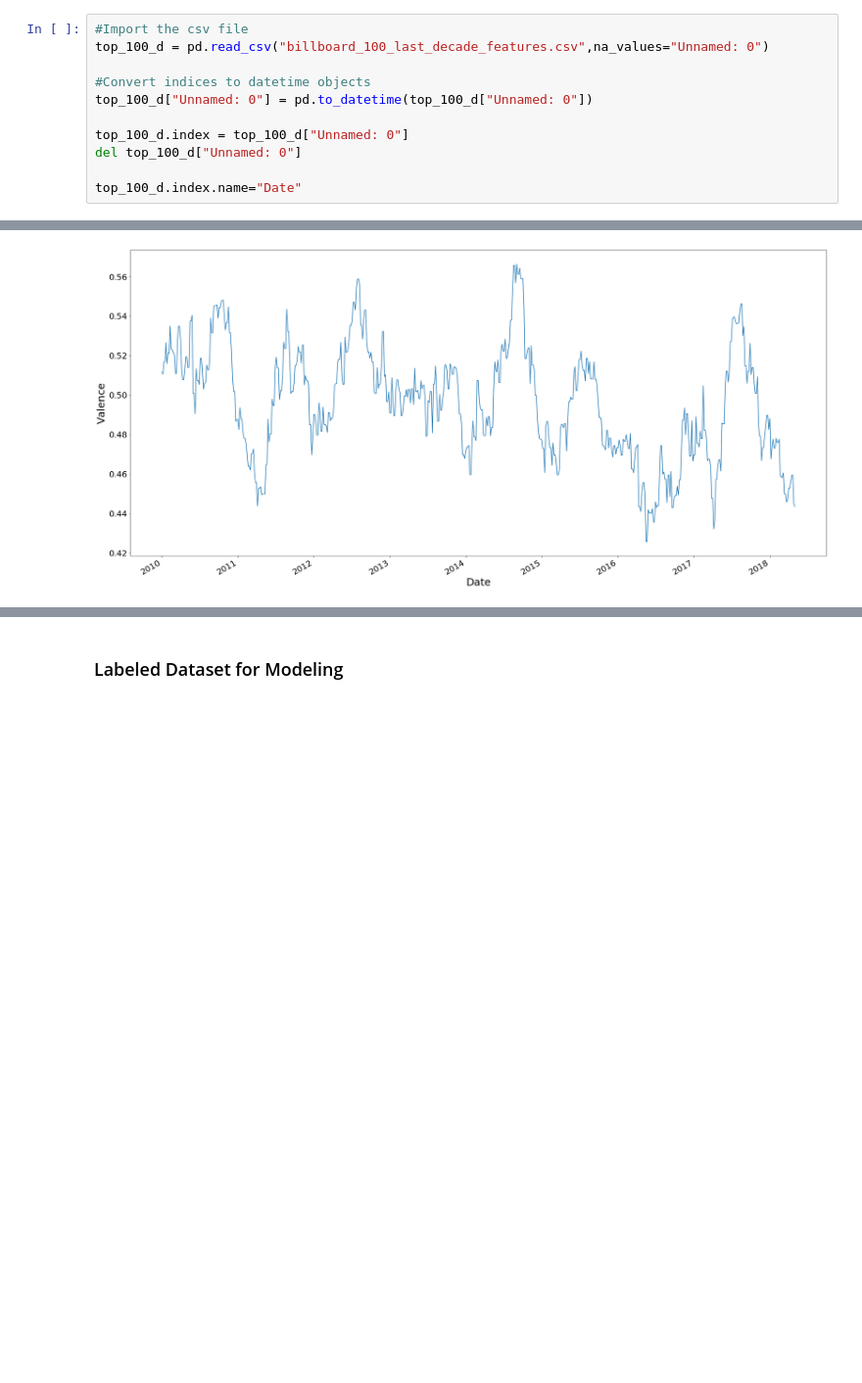
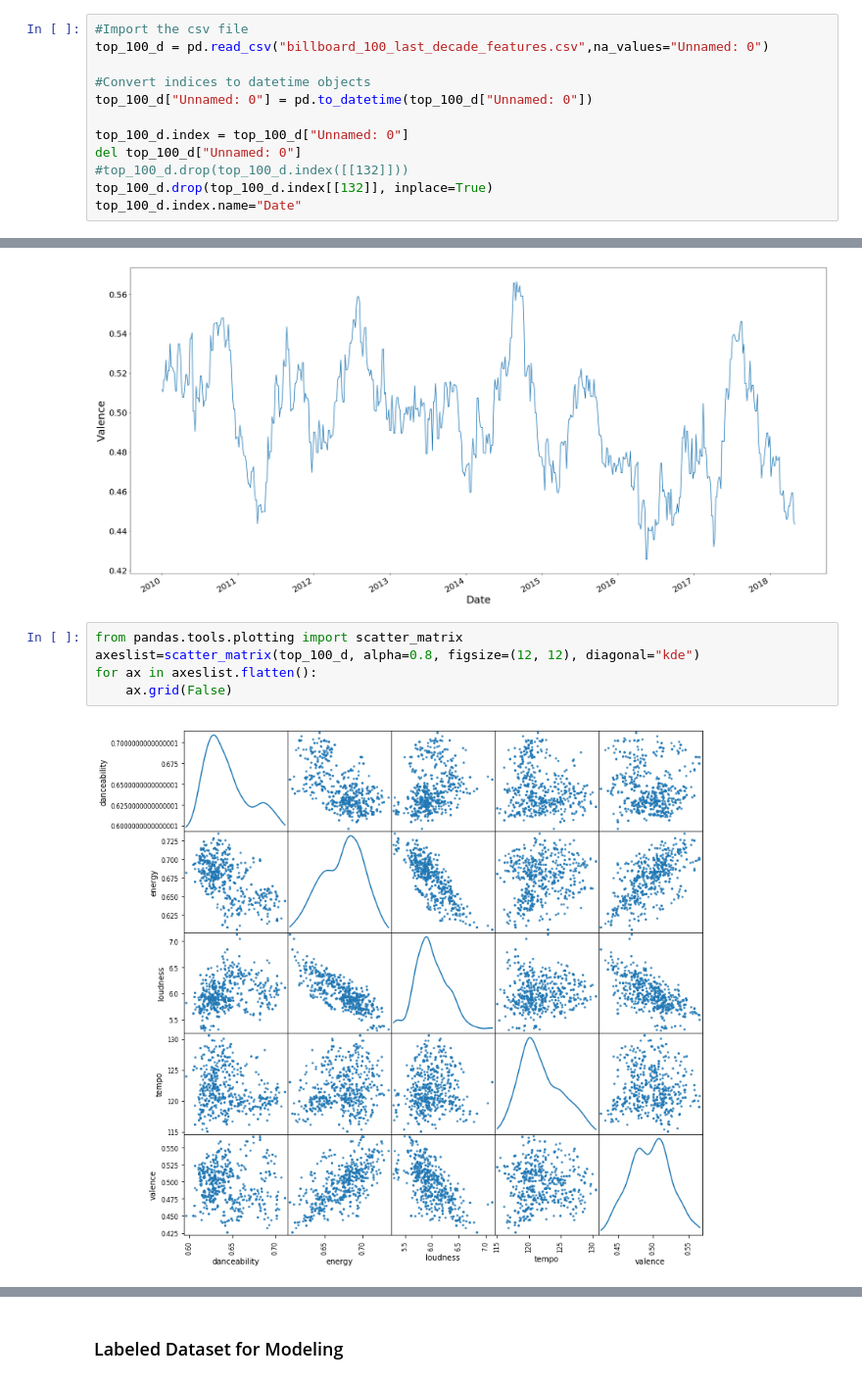
Before and after one commit to ethantanen/DataScience_FinalProject, a Jupyter notebook: Deliverables/Deliv_2/Deliverable 2.ipynb, the cells around one changed output, grey strips where cells are left out. Shown at 98% size. Cells and saved outputs as stored; diff of their text form; blank space fills up the shorter version.

```diff
--- a/Deliverables/Deliv_2/Deliverable 2.ipynb
+++ b/Deliverables/Deliv_2/Deliverable 2.ipynb
@@ -94,7 +97,8 @@ top_100_d["Unnamed: 0"] = pd.to_datetime(top_100_d["Unnamed: 0"])
 
 top_100_d.index = top_100_d["Unnamed: 0"]
 del top_100_d["Unnamed: 0"]
-
+#top_100_d.drop(top_100_d.index([[132]]))
+top_100_d.drop(top_100_d.index[[132]], inplace=True)
 top_100_d.index.name="Date"
 # %% [markdown]
 Here's a glimpse at the data.
@@ -154,3 +158,10 @@ plot.set_xlabel("Date",fontsize=25)
 # %% [output]
 Text(0.5,0,'Date')
 [figure]
+# %%
+from pandas.tools.plotting import scatter_matrix
+axeslist=scatter_matrix(top_100_d, alpha=0.8, figsize=(12, 12), diagonal="kde")
+for ax in axeslist.flatten():
+    ax.grid(False)
+# %% [output]
+[figure, added]
```
Also changed, not shown: parts of 6 cells of this notebook.
